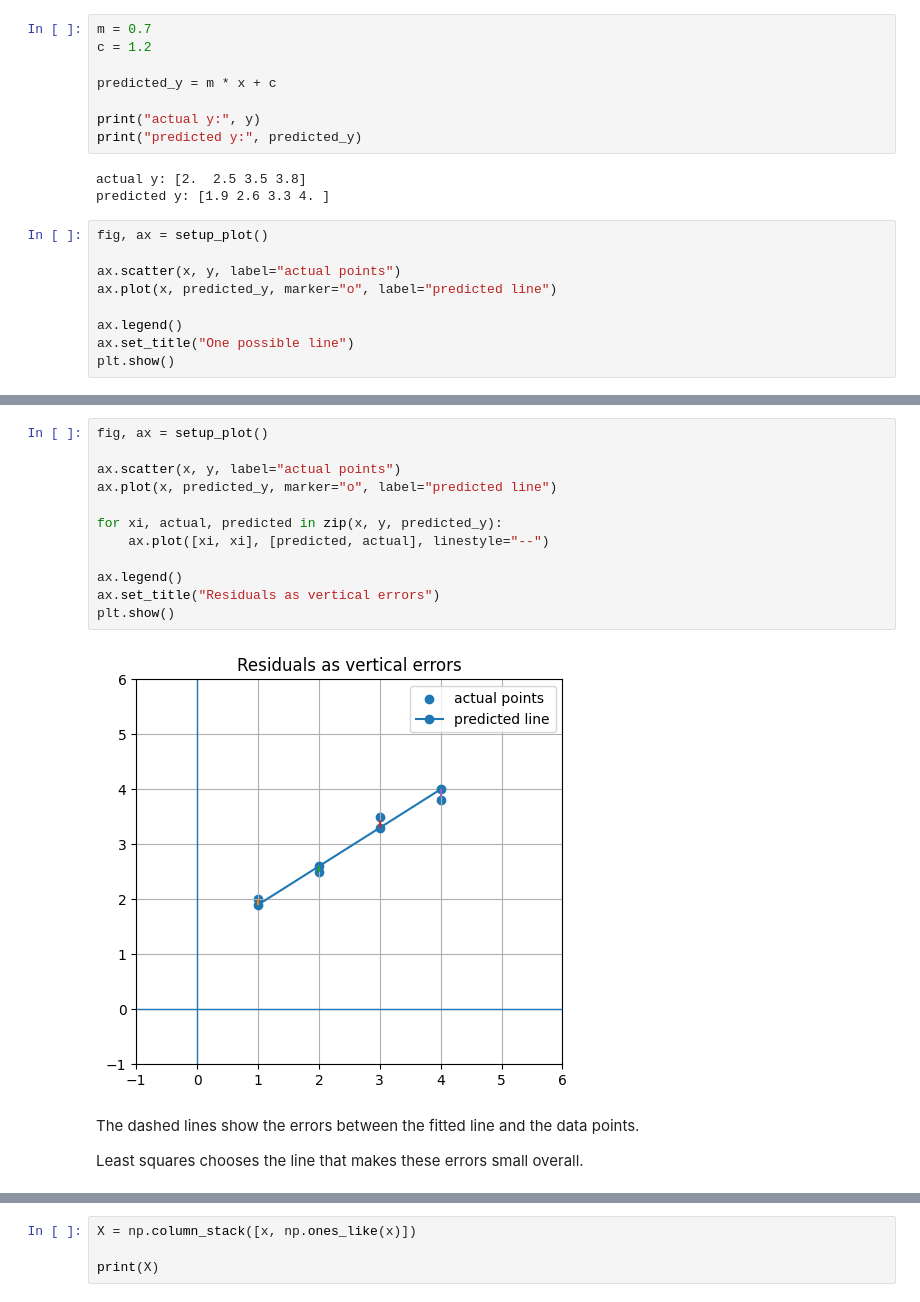
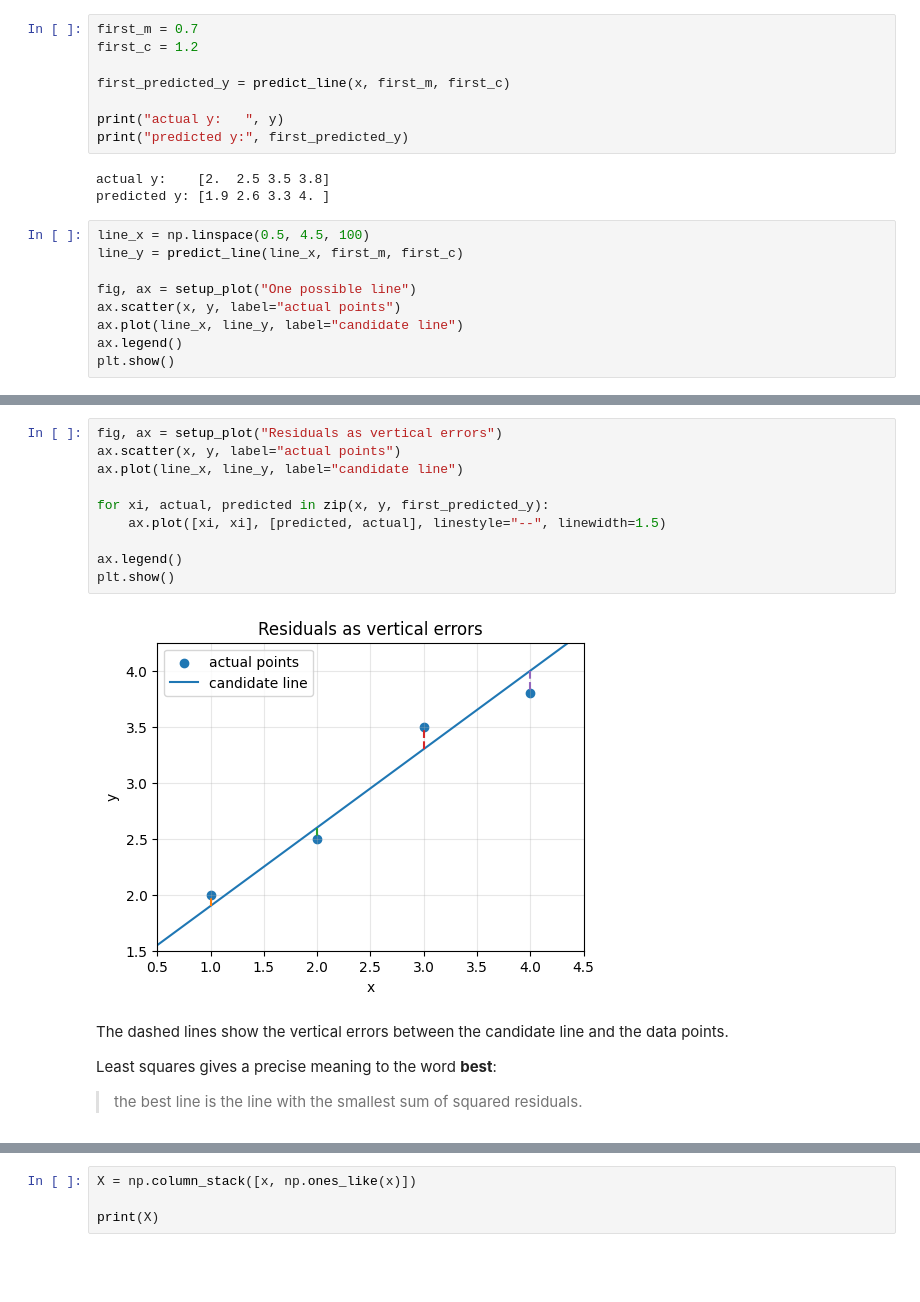
Before and after one commit to AnthonyPWatts/imperial-ai-coursework, a Jupyter notebook: maths-refresh/06-intro-to-least-squares.ipynb, the cells around one changed output, grey strips where cells are left out. Drawn from its saved outputs; the diff is of its cells as text; blank space fills up the shorter version.

```diff
--- a/maths-refresh/06-intro-to-least-squares.ipynb
+++ b/maths-refresh/06-intro-to-least-squares.ipynb
@@ -68,9 +76,9 @@ For a given \(m\) and \(c\), we can predict a y-value for every x-value.
 # %%
-m = 0.7
-c = 1.2
+first_m = 0.7
+first_c = 1.2
 
-predicted_y = m * x + c
+first_predicted_y = predict_line(x, first_m, first_c)
 
-print("actual y:", y)
-print("predicted y:", predicted_y)
+print("actual y:   ", y)
+print("predicted y:", first_predicted_y)
 # %% [output]
@@ -78,11 +86,11 @@ actual y: [2.  2.5 3.5 3.8]
 predicted y: [1.9 2.6 3.3 4. ]
 # %%
-fig, ax = setup_plot()
+line_x = np.linspace(0.5, 4.5, 100)
+line_y = predict_line(line_x, first_m, first_c)
 
+fig, ax = setup_plot("One possible line")
 ax.scatter(x, y, label="actual points")
-ax.plot(x, predicted_y, marker="o", label="predicted line")
-
+ax.plot(line_x, line_y, label="candidate line")
 ax.legend()
-ax.set_title("One possible line")
 plt.show()
 # %% [output]
@@ -104,23 +114,23 @@ print("residuals:", residuals)
 # %% [output]
 residuals: [ 0.1 -0.1  0.2 -0.2]
 # %%
-fig, ax = setup_plot()
+fig, ax = setup_plot("Residuals as vertical errors")
+ax.scatter(x, y, label="actual points")
+ax.plot(line_x, line_y, label="candidate line")
 
-ax.scatter(x, y, label="actual points")
-ax.plot(x, predicted_y, marker="o", label="predicted line")
-
-for xi, actual, predicted in zip(x, y, predicted_y):
-    ax.plot([xi, xi], [predicted, actual], linestyle="--")
+for xi, actual, predicted in zip(x, y, first_predicted_y):
+    ax.plot([xi, xi], [predicted, actual], linestyle="--", linewidth=1.5)
 
 ax.legend()
-ax.set_title("Residuals as vertical errors")
 plt.show()
 # %% [output]
-[figure, old version]
+[figure, new version]
 # %% [markdown]
-The dashed lines show the errors between the fitted line and the data points.
+The dashed lines show the vertical errors between the candidate line and the data points.
 
-Least squares chooses the line that makes these errors small overall.
+Least squares gives a precise meaning to the word **best**:
+
+> the best line is the line with the smallest sum of squared residuals.
 # %% [markdown]
 ## Why square the residuals?
 
```
Also changed, not shown: parts of 25 cells of this notebook, 9 other files.
